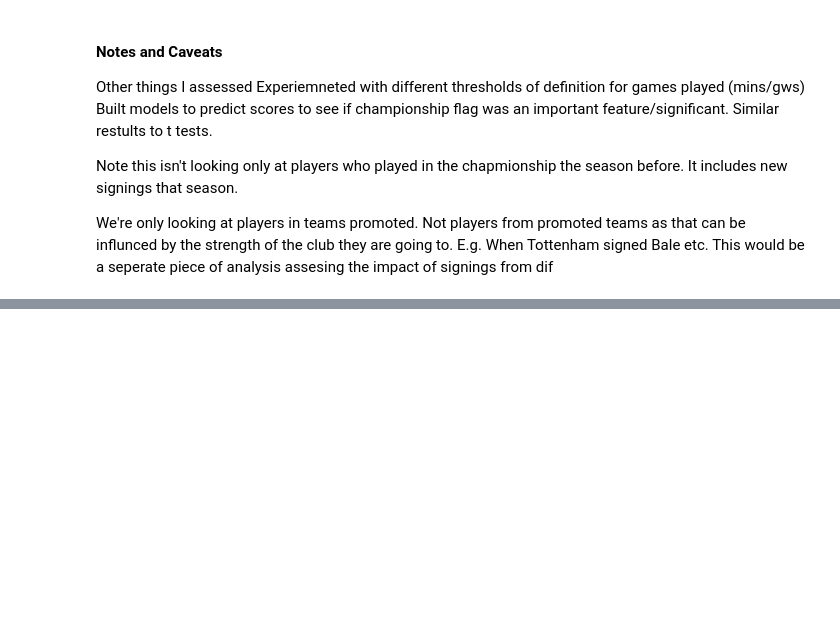
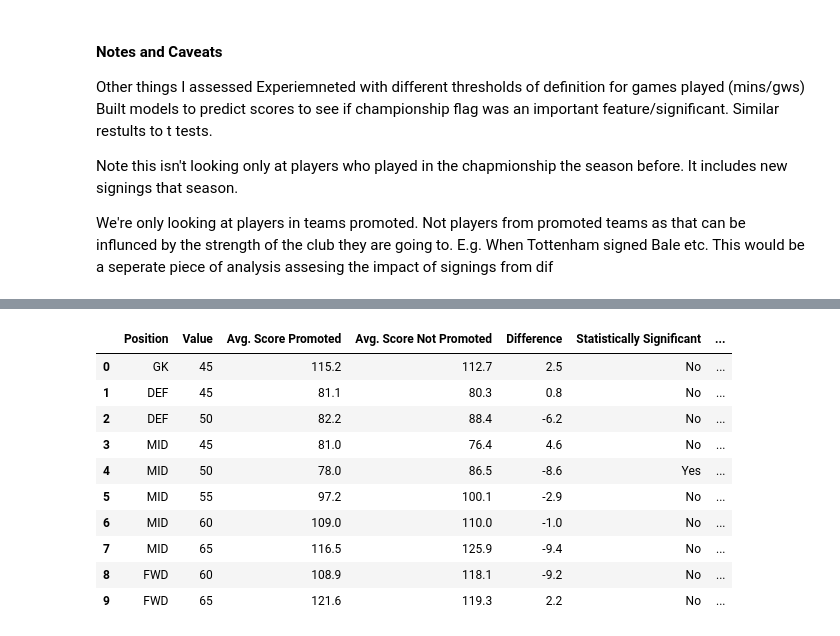
Before and after one commit to EdwardAnalytics/fpl-championship-analysis, a Jupyter notebook: notebooks/report.ipynb, the cells around one changed output, grey strips where cells are left out. Saved outputs shown, nothing was run; the diff lists cells and outputs as text; code cells hidden in the pictures; blank space fills up the shorter version.

```diff
--- a/notebooks/report.ipynb
+++ b/notebooks/report.ipynb
@@ -36,0 +218,14 @@ from dif
+# %%
+welchs_ttest
+# %% [output]
+|  | Position | Value | Avg. Score Promoted | Avg. Score Not Promoted | Difference | Statistically Significant | ... |
+| 0 | GK | 45 | 115.2 | 112.7 | 2.5 | No | ... |
+| 1 | DEF | 45 | 81.1 | 80.3 | 0.8 | No | ... |
+| 2 | DEF | 50 | 82.2 | 88.4 | -6.2 | No | ... |
+| 3 | MID | 45 | 81.0 | 76.4 | 4.6 | No | ... |
+| 4 | MID | 50 | 78.0 | 86.5 | -8.6 | Yes | ... |
+| 5 | MID | 55 | 97.2 | 100.1 | -2.9 | No | ... |
+| 6 | MID | 60 | 109.0 | 110.0 | -1.0 | No | ... |
+| 7 | MID | 65 | 116.5 | 125.9 | -9.4 | No | ... |
+| 8 | FWD | 60 | 108.9 | 118.1 | -9.2 | No | ... |
+| 9 | FWD | 65 | 121.6 | 119.3 | 2.2 | No | ... |
```
Also changed, not shown: parts of 10 cells of this notebook, 20 other files.
